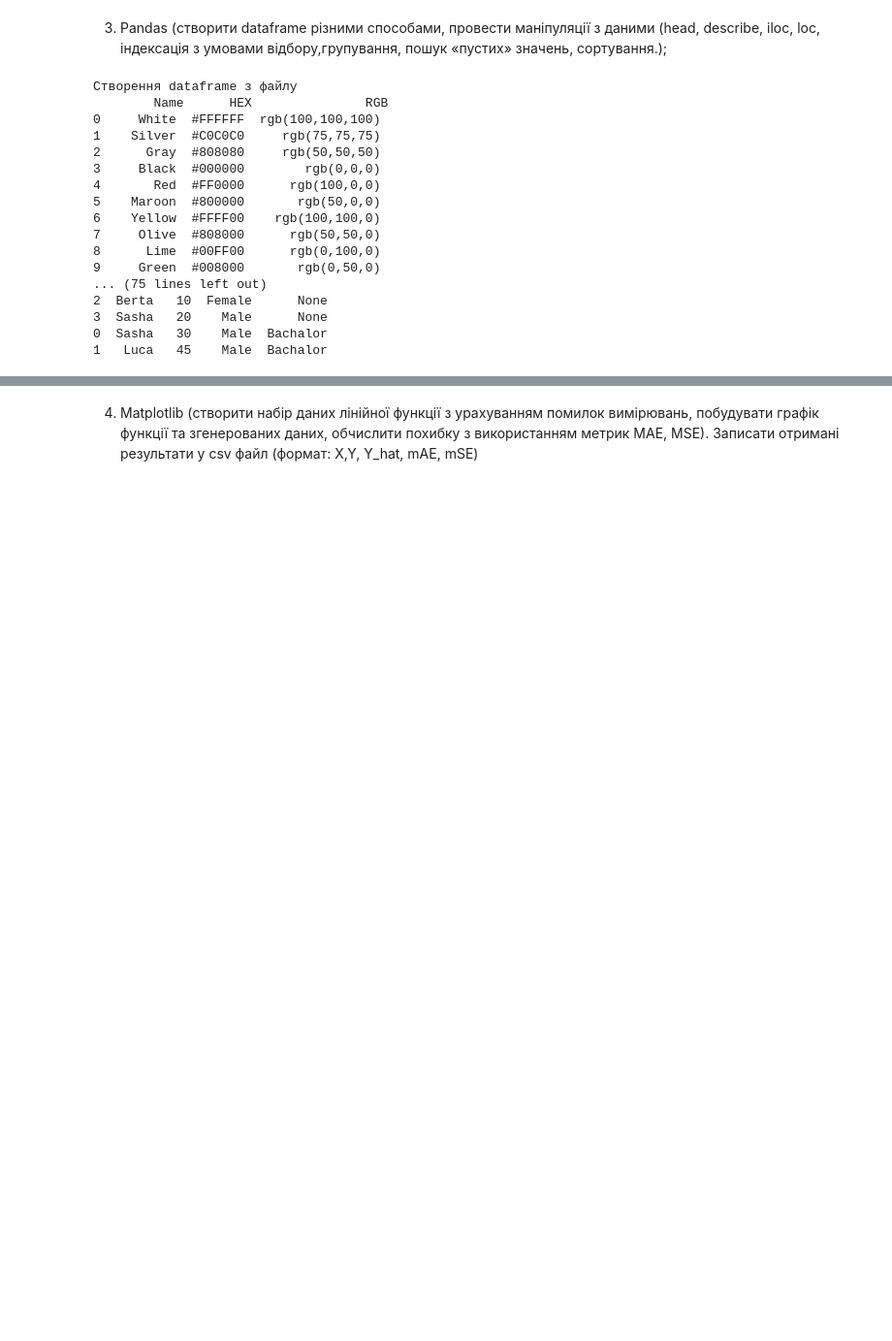
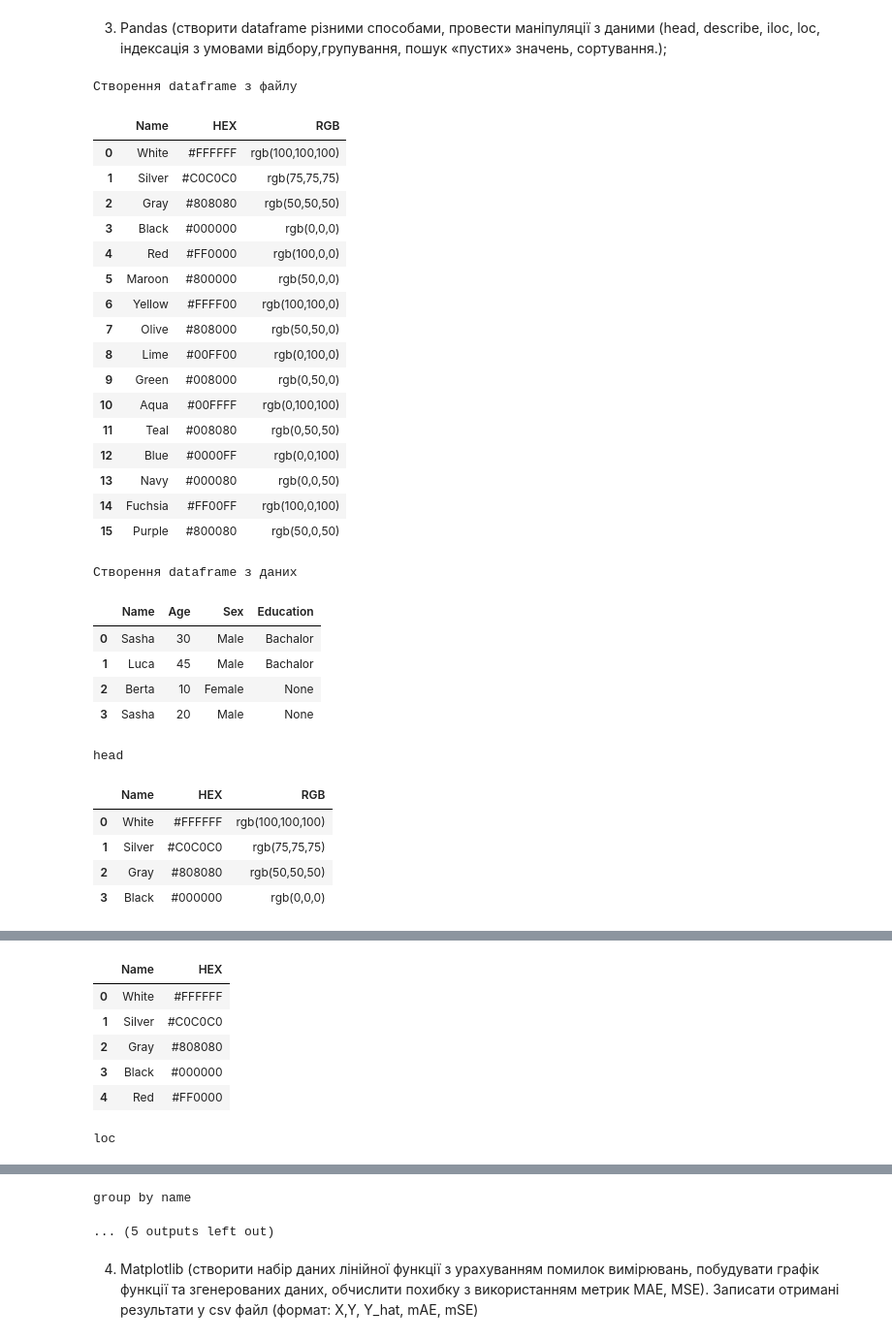
Before and after one commit to Daria1325/Neural_Network_2022, a Jupyter notebook: lab1/Lab1.ipynb, the cells around one changed output, grey strips where cells are left out. Shown at 97% size. Drawn from its saved outputs; the diff is of its cells as text; code cells hidden in the pictures; blank space fills up the shorter version.

```diff
--- a/lab1/Lab1.ipynb
+++ b/lab1/Lab1.ipynb
@@ -100,57 +100,77 @@ import pandas as pd
 
 #Створення dataframe з файлу
 data1 = pd.read_csv('color_srgb.csv')
-print("\nСтворення dataframe з файлу\n",data1)
+print("\nСтворення dataframe з файлу\n")
+display(data1)
 
 #Створення dataframe з даних
 d = {'Name': ['Sasha', 'Luca', 'Berta','Sasha'], 'Age': [30, 45,10,20],'Sex': ['Male', 'Male','Female','Male'],'Education': ['Bachalor', 'Bachalor', None,None]}
 data2 = pd.DataFrame(data=d)
-print("\nСтворення dataframe з даних\n",data2)
+print("\nСтворення dataframe з даних\n")
+display(data2)
 
 #head
-print("\nhead\n",data1.head(4))
+print("\nhead\n")
+display(data1.head(4))
 
 #describe
 print("\ndescribe\n",)
 print(data1.describe())
 print(data2.describe())
 #iloc
 print("\niloc\n")
-print(data1.iloc[:5, :2])
+display(data1.iloc[:5, :2])
 #loc
 print("\nloc\n")
-print(data1.loc[2:7,'HEX'])
+display(data1.loc[2:7,'HEX'])
 
 #індексація з умовами відбору
+condition1 = data2["Age"] >= 25
+condition2 = data2["Sex"] == 'Male'
+data2_subset = data2[(condition1&condition2)]
+display(data2_subset)
 
 #групування
 print("\ngroup by name\n")
 df_count = data2.groupby(['Name']).count()
-print(df_count)
+display(df_count)
 
 #пошук "пустих" значень
-print("find nulls\n")
-print(data2.isnull().sum())
+print("\nfind nulls\n")
+display(data2.isnull().sum())
 
 #сортування
 print("\nsort by age\n")
 df_sort = data2.sort_values(['Age'])
-print(df_sort)
+display(df_sort)
 # %% [output]
 Створення dataframe з файлу
-        Name      HEX               RGB
-0     White  #FFFFFF  rgb(100,100,100)
-1    Silver  #C0C0C0     rgb(75,75,75)
-2      Gray  #808080     rgb(50,50,50)
-3     Black  #000000        rgb(0,0,0)
-4       Red  #FF0000      rgb(100,0,0)
-5    Maroon  #800000       rgb(50,0,0)
-6    Yellow  #FFFF00    rgb(100,100,0)
-7     Olive  #808000      rgb(50,50,0)
-8      Lime  #00FF00      rgb(0,100,0)
-9     Green  #008000       rgb(0,50,0)
-... (75 lines left out)
-2  Berta   10  Female      None
-3  Sasha   20    Male      None
-0  Sasha   30    Male  Bachalor
-1   Luca   45    Male  Bachalor
+|  | Name | HEX | RGB |
+| 0 | White | #FFFFFF | rgb(100,100,100) |
+| 1 | Silver | #C0C0C0 | rgb(75,75,75) |
+| 2 | Gray | #808080 | rgb(50,50,50) |
+| 3 | Black | #000000 | rgb(0,0,0) |
+| 4 | Red | #FF0000 | rgb(100,0,0) |
+| 5 | Maroon | #800000 | rgb(50,0,0) |
+| 6 | Yellow | #FFFF00 | rgb(100,100,0) |
+| 7 | Olive | #808000 | rgb(50,50,0) |
+| 8 | Lime | #00FF00 | rgb(0,100,0) |
+| 9 | Green | #008000 | rgb(0,50,0) |
+| 10 | Aqua | #00FFFF | rgb(0,100,100) |
+| 11 | Teal | #008080 | rgb(0,50,50) |
+| 12 | Blue | #0000FF | rgb(0,0,100) |
+| 13 | Navy | #000080 | rgb(0,0,50) |
+| 14 | Fuchsia | #FF00FF | rgb(100,0,100) |
+| 15 | Purple | #800080 | rgb(50,0,50) |
+Створення dataframe з даних
+|  | Name | Age | Sex | Education |
+| 0 | Sasha | 30 | Male | Bachalor |
+| 1 | Luca | 45 | Male | Bachalor |
+| 2 | Berta | 10 | Female | None |
+| 3 | Sasha | 20 | Male | None |
+head
+|  | Name | HEX | RGB |
+| 0 | White | #FFFFFF | rgb(100,100,100) |
+| 1 | Silver | #C0C0C0 | rgb(75,75,75) |
+| 2 | Gray | #808080 | rgb(50,50,50) |
+| 3 | Black | #000000 | rgb(0,0,0) |
@@ -156,0 +195,7 @@ print(df_sort)
+|  | Name | HEX |
+| 0 | White | #FFFFFF |
+| 1 | Silver | #C0C0C0 |
+| 2 | Gray | #808080 |
+| 3 | Black | #000000 |
+| 4 | Red | #FF0000 |
+loc
@@ -157,3 +212,5 @@ print(df_sort)
+group by name
+... (5 outputs left out)
 # %% [markdown]
 4. Matplotlib (створити набір даних лінійної функції з урахуванням помилок вимірювань, побудувати графік функції та згенерованих даних, обчислити похибку з використанням метрик MAE, MSE). Записати отримані результати у csv файл (формат: X,Y, Y_hat, mAE, mSE)
 # %%
```
Also changed, not shown: parts of 4 cells of this notebook.
